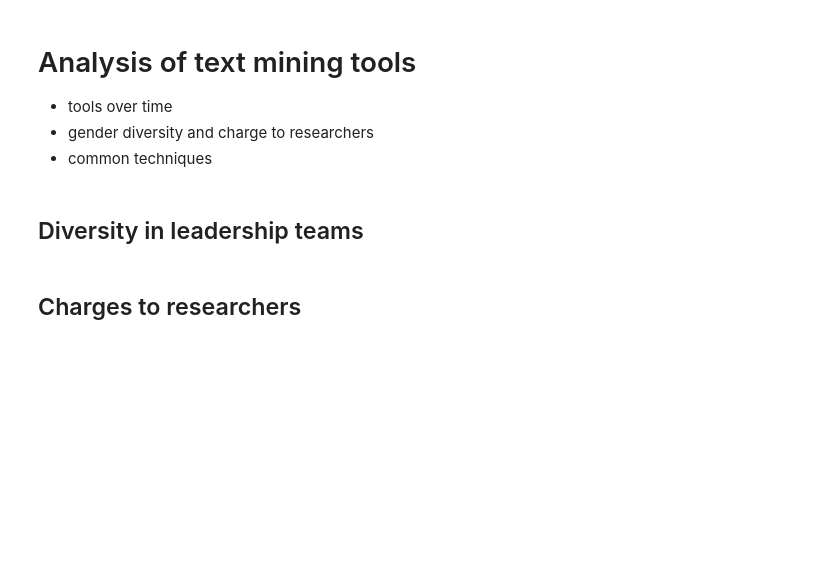
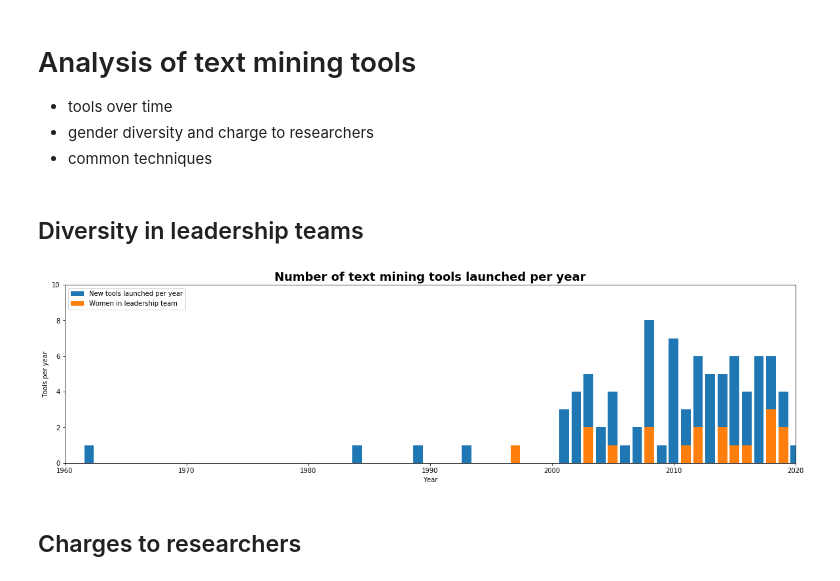
Before and after one commit to sagepublishing/sage_tools_social_science, a Jupyter notebook: data/text_mining_tools.ipynb, the cells around one changed output. Saved outputs shown, nothing was run; the diff lists cells and outputs as text; code cells hidden in the pictures; blank space fills up the shorter version.

```diff
--- a/data/text_mining_tools.ipynb
+++ b/data/text_mining_tools.ipynb
@@ -16,7 +16,7 @@ text_mining_df = pd.read_csv('text_mining.csv', index_col=0)
 ## Diversity in leadership teams
 # %%
 #recompute yearly total only for this cluster
-text_mining_df.year_founded = pd.to_datetime(text_mining_df.year_founded, format='%Y', errors='ignore')
+text_mining_df.year_founded = pd.to_datetime(text_mining_df.year_founded, infer_datetime_format=True, errors='ignore')
 text_mining_df['yearly_total'] = text_mining_df.groupby('year_founded')["name"].transform('count')
 
 #compute yearly total where women in leadership
@@ -25,19 +25,21 @@ text_mining_df['women_total'] = text_mining_df.groupby('year_founded')["women"].
 # %%
 plt.figure(figsize=(20,5))
 plt.bar(text_mining_df.year_founded.dt.year, text_mining_df.yearly_total, label='New tools launched per year')
-plt.axis([1960, 2020, 0, 7])
+plt.axis([1960, 2020, 0, 10])
 
-plt.title('Fig 1. Number of text mining tools launched per year', fontdict={'fontweight':'bold', 'fontsize': 18})
+plt.title('Number of text mining tools launched per year', fontdict={'fontweight':'bold', 'fontsize': 18})
 plt.xlabel('Year')
 plt.ylabel('Tools per year')
 
 
 plt.bar(text_mining_df.year_founded.dt.year, text_mining_df.women_total, label='Women in leadership team')
 
 plt.legend(loc='upper left')
 
+plt.savefig('images/text_mining_per_year_and_diversity.png')
 plt.show()
-#plt.savefig('Text_mining_per_year_and_diversity.png', dpi=300)
+# %% [output]
+[figure, added]
 # %% [markdown]
 ## Charges to researchers
 # %%
```
Also changed, not shown: parts of 1 cell of this notebook, 5 other files.
